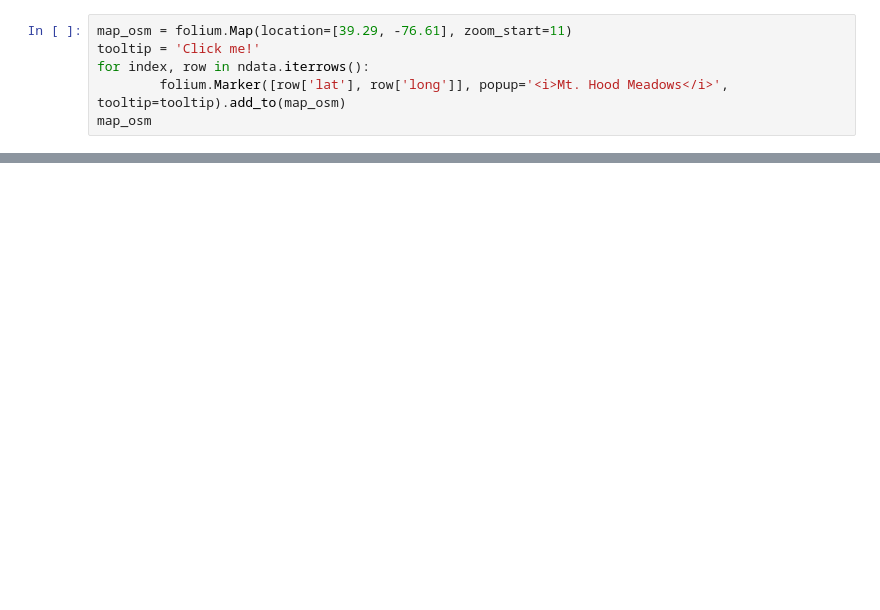
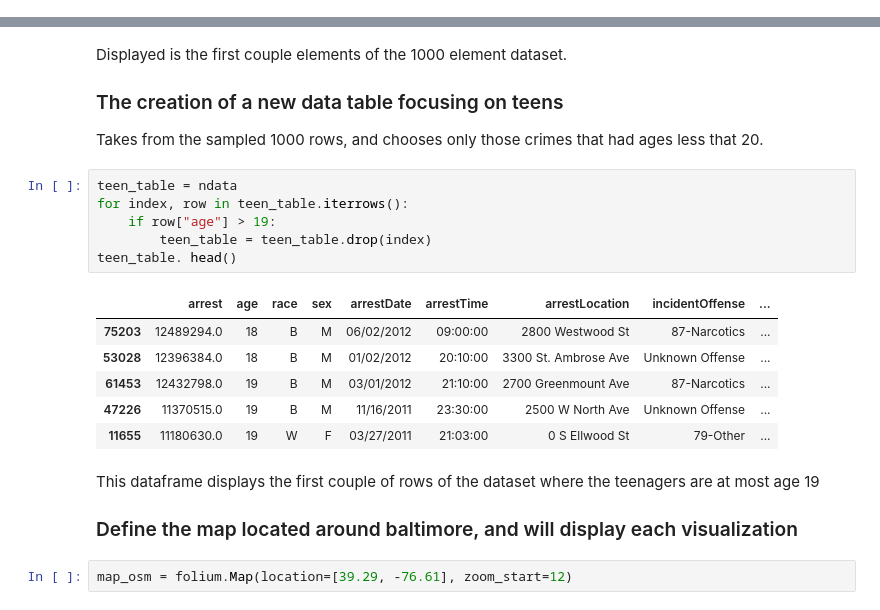
Before and after one commit to ZionJoseph/320-project-4, a Jupyter notebook: Baltimore Crime Project 320.ipynb, the cells around one changed output, grey strips where cells are left out. Drawn from its saved outputs; the diff is of its cells as text; blank space fills up the shorter version.

```diff
--- a/Baltimore Crime Project 320.ipynb
+++ b/Baltimore Crime Project 320.ipynb
@@ -81,6 +65,0 @@ Name: lat, Length: 101, dtype: float64
-# %%
-map_osm = folium.Map(location=[39.29, -76.61], zoom_start=11)
-tooltip = 'Click me!'
-for index, row in ndata.iterrows():
-        folium.Marker([row['lat'], row['long']], popup='<i>Mt. Hood Meadows</i>', tooltip=tooltip).add_to(map_osm)
-map_osm
@@ -88,0 +66,24 @@ map_osm
+# %% [markdown]
+Displayed is the first couple elements of the 1000 element dataset.
+
+### The creation of a new data table focusing on teens
+Takes from the sampled 1000 rows, and chooses only those crimes that had ages less that 20.
+# %%
+teen_table = ndata
+for index, row in teen_table.iterrows():
+    if row["age"] > 19:
+        teen_table = teen_table.drop(index)
+teen_table. head()
+# %% [output]
+|  | arrest | age | race | sex | arrestDate | arrestTime | arrestLocation | incidentOffense | ... |
+| 75203 | 12489294.0 | 18 | B | M | 06/02/2012 | 09:00:00 | 2800 Westwood St | 87-Narcotics | ... |
+| 53028 | 12396384.0 | 18 | B | M | 01/02/2012 | 20:10:00 | 3300 St. Ambrose Ave | Unknown Offense | ... |
+| 61453 | 12432798.0 | 19 | B | M | 03/01/2012 | 21:10:00 | 2700 Greenmount Ave | 87-Narcotics | ... |
+| 47226 | 11370515.0 | 19 | B | M | 11/16/2011 | 23:30:00 | 2500 W North Ave | Unknown Offense | ... |
+| 11655 | 11180630.0 | 19 | W | F | 03/27/2011 | 21:03:00 | 0 S Ellwood St | 79-Other | ... |
+# %% [markdown]
+This dataframe displays the first couple of rows of the dataset where the teenagers are at most age 19
+
+### Define the map located around baltimore, and will display each visualization
+# %%
+map_osm = folium.Map(location=[39.29, -76.61], zoom_start=12)
```
Also changed, not shown: parts of 10 cells of this notebook.
